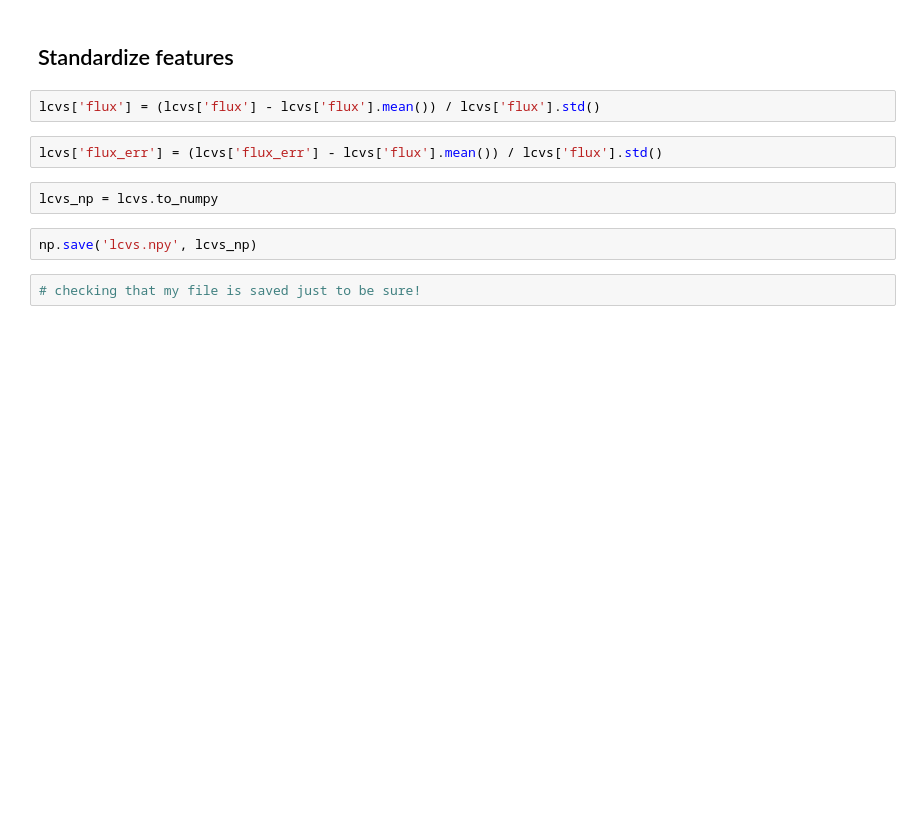
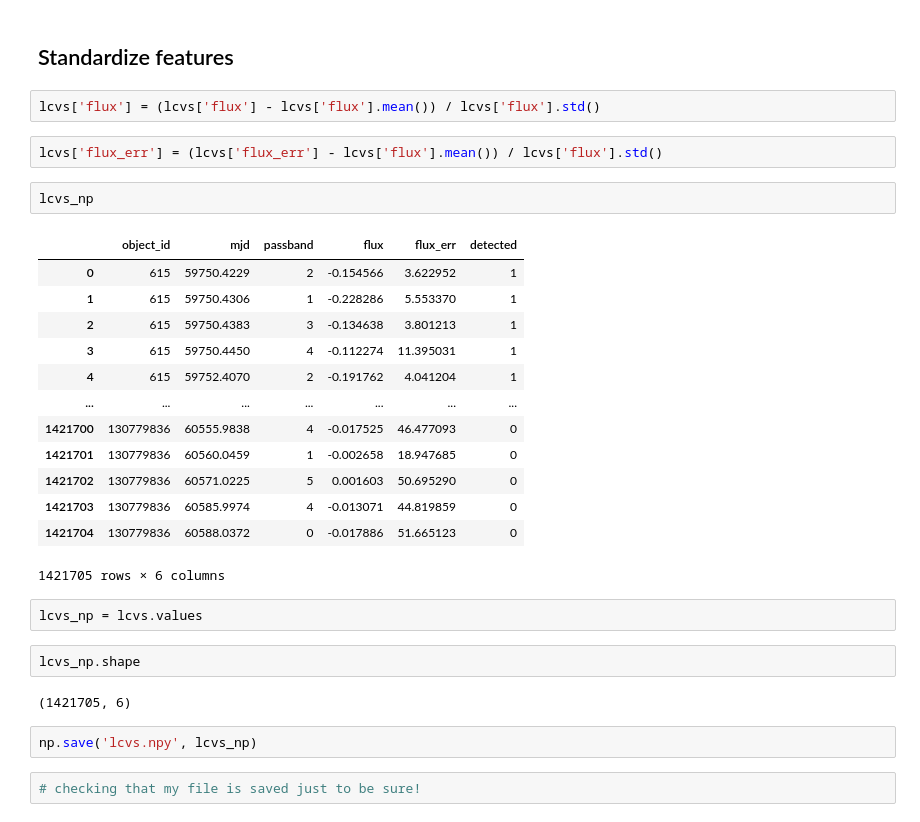
Before and after one commit to lifewinning/MLTSA22_IBurrington, a Jupyter notebook: HW8/HW8.ipynb, the cells around one changed output. Saved outputs shown, nothing was run; the diff lists cells and outputs as text; blank space fills up the shorter version.

```diff
--- a/HW8/HW8.ipynb
+++ b/HW8/HW8.ipynb
@@ -93,8 +93,28 @@ So I think all we actually need to do here is standardize the data and save it a
 lcvs['flux'] = (lcvs['flux'] - lcvs['flux'].mean()) / lcvs['flux'].std()
 # %%
 lcvs['flux_err'] = (lcvs['flux_err'] - lcvs['flux'].mean()) / lcvs['flux'].std()
+# %%
+lcvs_np
+# %% [output]
+|  | object_id | mjd | passband | flux | flux_err | detected |
+| 0 | 615 | 59750.4229 | 2 | -0.154566 | 3.622952 | 1 |
+| 1 | 615 | 59750.4306 | 1 | -0.228286 | 5.553370 | 1 |
+| 2 | 615 | 59750.4383 | 3 | -0.134638 | 3.801213 | 1 |
+| 3 | 615 | 59750.4450 | 4 | -0.112274 | 11.395031 | 1 |
+| 4 | 615 | 59752.4070 | 2 | -0.191762 | 4.041204 | 1 |
+| ... | ... | ... | ... | ... | ... | ... |
+| 1421700 | 130779836 | 60555.9838 | 4 | -0.017525 | 46.477093 | 0 |
+| 1421701 | 130779836 | 60560.0459 | 1 | -0.002658 | 18.947685 | 0 |
+| 1421702 | 130779836 | 60571.0225 | 5 | 0.001603 | 50.695290 | 0 |
+| 1421703 | 130779836 | 60585.9974 | 4 | -0.013071 | 44.819859 | 0 |
+| 1421704 | 130779836 | 60588.0372 | 0 | -0.017886 | 51.665123 | 0 |
+1421705 rows × 6 columns
 # %%
-lcvs_np = lcvs.to_numpy
+lcvs_np = lcvs.values
+# %%
+lcvs_np.shape
+# %% [output]
+(1421705, 6)
 # %%
 np.save('lcvs.npy', lcvs_np)
 # %%
```
